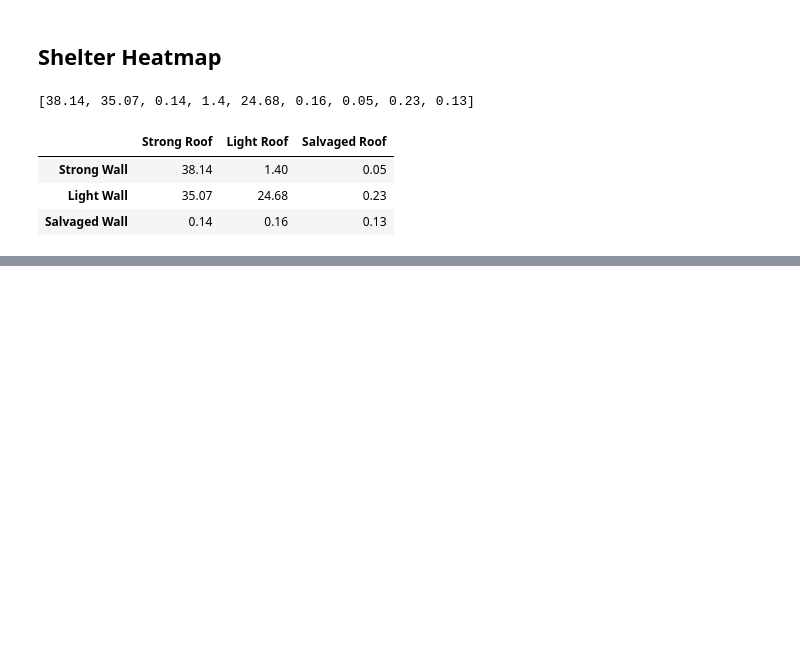
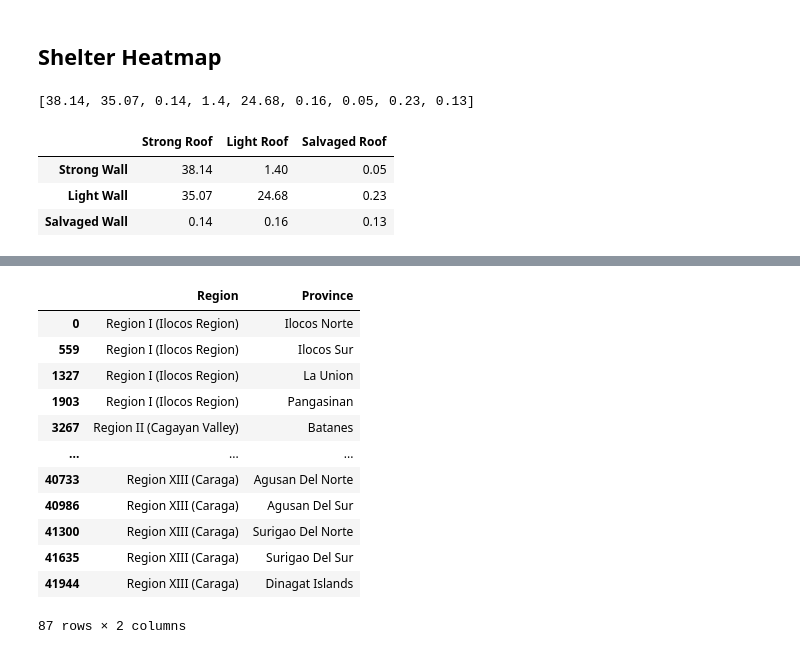
Before and after one commit to ely-ong/Data-Visualization-Project, a Jupyter notebook: Data Processing for Producing Pie Charts and Shelter Heatmap.ipynb, the cells around one changed output, grey strips where cells are left out. Drawn from its saved outputs; the diff is of its cells as text; code cells hidden in the pictures; blank space fills up the shorter version.

```diff
--- a/Data Processing for Producing Pie Charts and Shelter Heatmap.ipynb
+++ b/Data Processing for Producing Pie Charts and Shelter Heatmap.ipynb
@@ -499,3 +499,24 @@ fig_shelter.show()
 
 # fig_shelter.update_xaxes(side="top")
 # fig_shelter.update_yaxes(autorange="reversed")
+# %%
+df_psgc = pd.read_excel(dataset_folder/'180723_psgc-code-as-march-2018.xlsx')
+
+df_psgc.drop(['Region Code', 'Province Code','City/Mun', 'City/Mun Code', 'Bgy', 'Bgy Code'], axis=1, inplace=True)
+
+df_psgc.drop_duplicates(inplace=True)
+df_psgc
+# %% [output]
+|  | Region | Province |
+| 0 | Region I (Ilocos Region) | Ilocos Norte |
+| 559 | Region I (Ilocos Region) | Ilocos Sur |
+| 1327 | Region I (Ilocos Region) | La Union |
+| 1903 | Region I (Ilocos Region) | Pangasinan |
+| 3267 | Region II (Cagayan Valley) | Batanes |
+| ... | ... | ... |
+| 40733 | Region XIII (Caraga) | Agusan Del Norte |
+| 40986 | Region XIII (Caraga) | Agusan Del Sur |
+| 41300 | Region XIII (Caraga) | Surigao Del Norte |
+| 41635 | Region XIII (Caraga) | Surigao Del Sur |
+| 41944 | Region XIII (Caraga) | Dinagat Islands |
+87 rows × 2 columns
```
Also changed, not shown: parts of 4 cells of this notebook, 2 other files.
